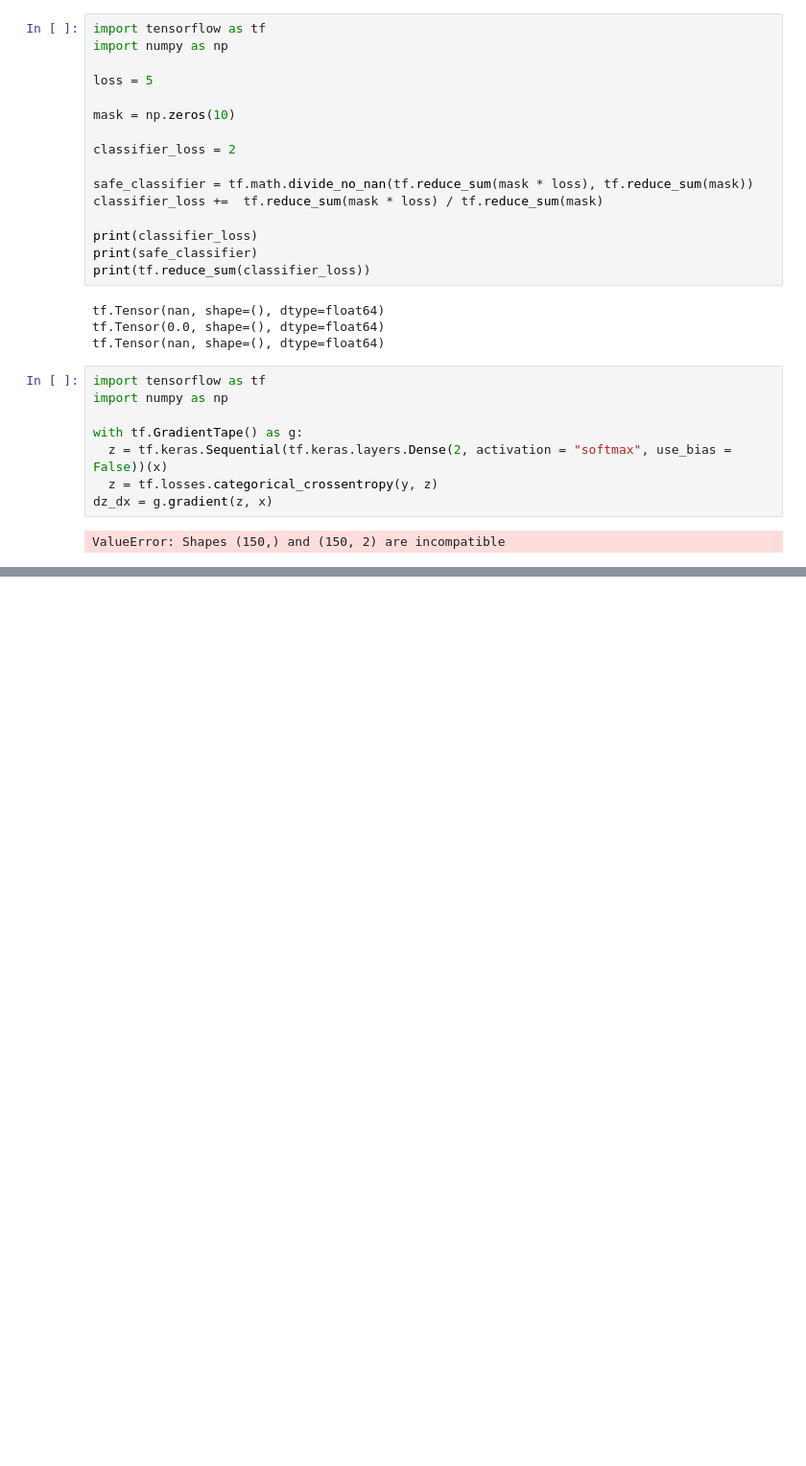
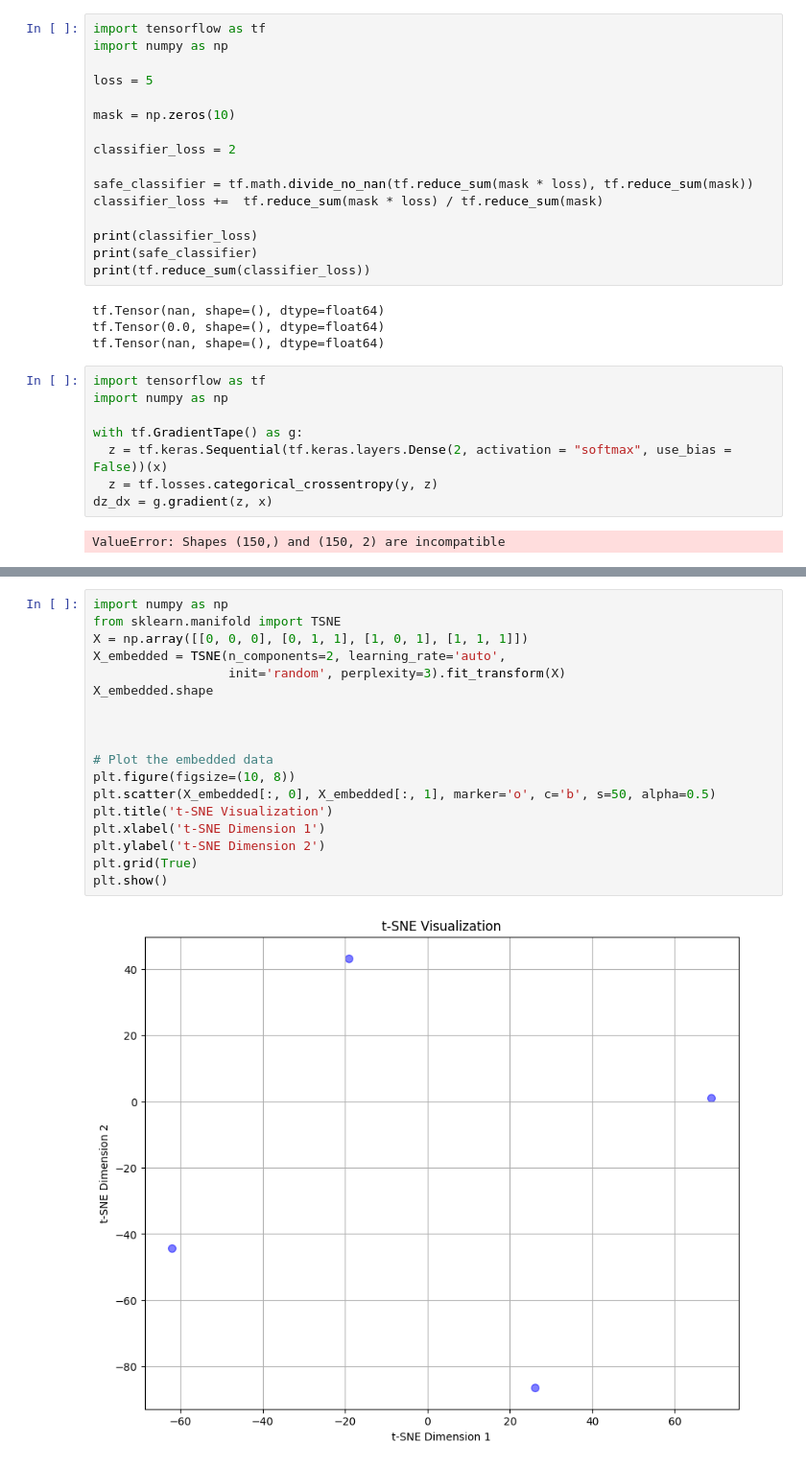
Before and after one commit to LPG-Uerj/FC-DANN_DA_For_CD_MultiTarget_TF2, a Jupyter notebook: teste.ipynb, the cells around one changed output, grey strips where cells are left out. Shown: that part at 96% size. Cells and saved outputs as stored; diff of their text form; blank space fills up the shorter version.

```diff
--- a/teste.ipynb
+++ b/teste.ipynb
@@ -141,0 +629,20 @@ ValueError: Shapes (150,) and (150, 2) are incompatible
+# %%
+import numpy as np
+from sklearn.manifold import TSNE
+X = np.array([[0, 0, 0], [0, 1, 1], [1, 0, 1], [1, 1, 1]])
+X_embedded = TSNE(n_components=2, learning_rate='auto',
+                  init='random', perplexity=3).fit_transform(X)
+X_embedded.shape
+
+
+
+# Plot the embedded data
+plt.figure(figsize=(10, 8))
+plt.scatter(X_embedded[:, 0], X_embedded[:, 1], marker='o', c='b', s=50, alpha=0.5)
+plt.title('t-SNE Visualization')
+plt.xlabel('t-SNE Dimension 1')
+plt.ylabel('t-SNE Dimension 2')
+plt.grid(True)
+plt.show()
+# %% [output]
+[figure, added]
```
Also changed, not shown: parts of 27 cells of this notebook, 23 other files.
